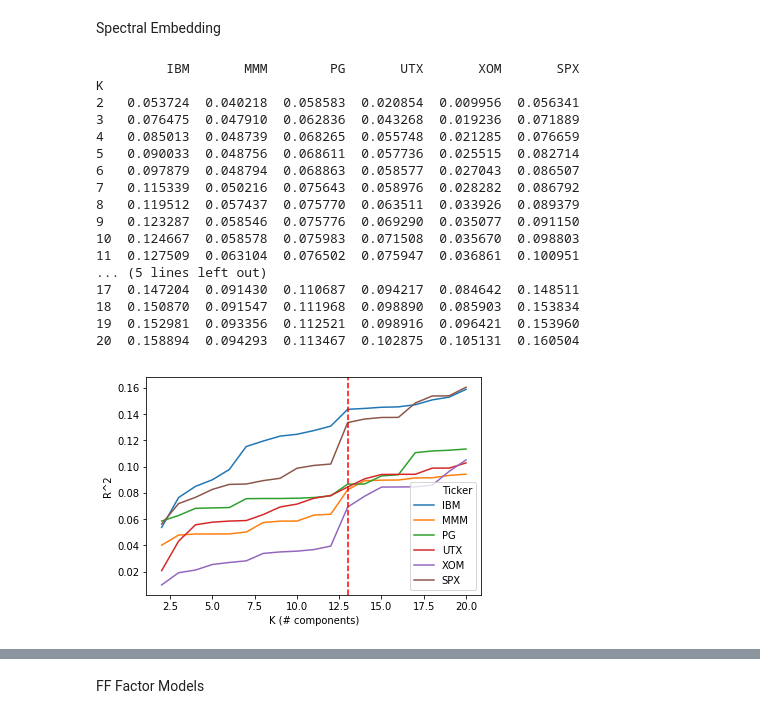
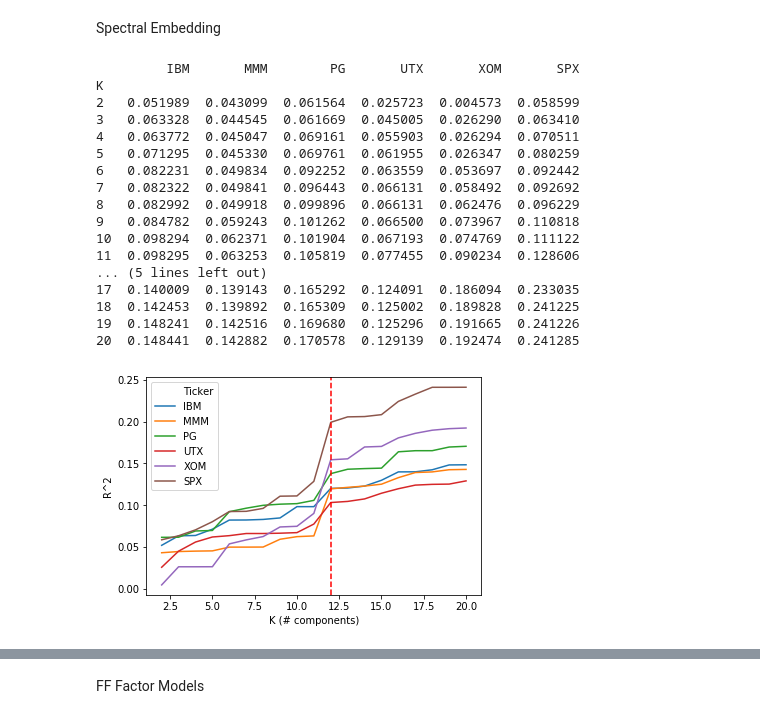
Before and after one commit to jgdenby/PortfolioFactorAnalysis, a Jupyter notebook: PortfolioFactorAnalysis.ipynb, the cells around one changed output, grey strips where cells are left out. Cells and saved outputs as stored; diff of their text form; code cells hidden in the pictures.

```diff
--- a/PortfolioFactorAnalysis.ipynb
+++ b/PortfolioFactorAnalysis.ipynb
@@ -729,0 +732,15 @@ plt.savefig('KPCA_tune.png')
+# %%
+#Split in time
+X_train = X_train_time.drop(['Month','SMB','HML','RMW','CMA',"Mkt-RF",'RF'],axis=1)
+X_dev = X_dev_time.drop(['Month','SMB','HML','RMW','CMA',"Mkt-RF",'RF'],axis=1)
+ks = np.arange(2,21)
+kernelPCA_results = np.zeros((len(ks),6))
+gamma = .0001
+degree = 2
+for k in ks:
+    rbf_kpcaZ = pd.DataFrame(KPCA(X_train, X_dev, n_components=k, kernel='poly', gamma = gamma, degree = degree))
+    for i,s in enumerate(y_train_time.columns):
+        y = y_dev_time[[s]]
+        kernelPCA_results[k-2,i] = LinRegression(rbf_kpcaZ, y)
+polyKPCA = pd.DataFrame(kernelPCA_results, index = ks, columns = y_train_time.columns.values).rename_axis('K')
+print(polyKPCA)
@@ -729,0 +774,15 @@ plt.savefig('KPCA_tune.png')
+# %%
+#Split in time
+X_train = X_train_time.drop(['Month','SMB','HML','RMW','CMA',"Mkt-RF",'RF'],axis=1)
+X_dev = X_dev_time.drop(['Month','SMB','HML','RMW','CMA',"Mkt-RF",'RF'],axis=1)
+ks = np.arange(2,21)
+kernelPCA_results = np.zeros((len(ks),6))
+gamma = .0001
+k = 17
+for d in ks:
+    rbf_kpcaZ = pd.DataFrame(KPCA(X_train, X_dev, n_components=k, kernel='poly', gamma = gamma, degree = d))
+    for i,s in enumerate(y_train_time.columns):
+        y = y_dev_time[[s]]
+        kernelPCA_results[d-2,i] = LinRegression(rbf_kpcaZ, y)
+polyKPCA = pd.DataFrame(kernelPCA_results, index = ks, columns = y_train_time.columns.values).rename_axis('Degree')
+print(polyKPCA)
@@ -1019,7 +1107,7 @@ Spectral Embedding
 X_train = X_train_time.drop(['Month','SMB','HML','RMW','CMA',"Mkt-RF",'RF'],axis=1).append(X_dev_time.drop(['Month','SMB','HML','RMW','CMA',"Mkt-RF",'RF'],axis=1))
 ks = np.arange(2,21)
 spectral_results = np.zeros((len(ks),6))
-k_nn = 6
+k_nn = 70
 affinity = 'nearest_neighbors'
 for k in ks:
     spectralZ = pd.DataFrame(spectral(X_train, n_components=k, n_neighbors=k_nn, affinity=affinity))
@@ -1031,28 +1119,28 @@ print(spectraldf)
 # %% [output]
          IBM       MMM        PG       UTX       XOM       SPX
 K
-2   0.053724  0.040218  0.058583  0.020854  0.009956  0.056341
-3   0.076475  0.047910  0.062836  0.043268  0.019236  0.071889
-4   0.085013  0.048739  0.068265  0.055748  0.021285  0.076659
-5   0.090033  0.048756  0.068611  0.057736  0.025515  0.082714
-6   0.097879  0.048794  0.068863  0.058577  0.027043  0.086507
-7   0.115339  0.050216  0.075643  0.058976  0.028282  0.086792
-8   0.119512  0.057437  0.075770  0.063511  0.033926  0.089379
-9   0.123287  0.058546  0.075776  0.069290  0.035077  0.091150
-10  0.124667  0.058578  0.075983  0.071508  0.035670  0.098803
-11  0.127509  0.063104  0.076502  0.075947  0.036861  0.100951
+2   0.051989  0.043099  0.061564  0.025723  0.004573  0.058599
+3   0.063328  0.044545  0.061669  0.045005  0.026290  0.063410
+4   0.063772  0.045047  0.069161  0.055903  0.026294  0.070511
+5   0.071295  0.045330  0.069761  0.061955  0.026347  0.080259
+6   0.082231  0.049834  0.092252  0.063559  0.053697  0.092442
+7   0.082322  0.049841  0.096443  0.066131  0.058492  0.092692
+8   0.082992  0.049918  0.099896  0.066131  0.062476  0.096229
+9   0.084782  0.059243  0.101262  0.066500  0.073967  0.110818
+10  0.098294  0.062371  0.101904  0.067193  0.074769  0.111122
+11  0.098295  0.063253  0.105819  0.077455  0.090234  0.128606
 ... (5 lines left out)
-17  0.147204  0.091430  0.110687  0.094217  0.084642  0.148511
-18  0.150870  0.091547  0.111968  0.098890  0.085903  0.153834
-19  0.152981  0.093356  0.112521  0.098916  0.096421  0.153960
-20  0.158894  0.094293  0.113467  0.102875  0.105131  0.160504
+17  0.140009  0.139143  0.165292  0.124091  0.186094  0.233035
+18  0.142453  0.139892  0.165309  0.125002  0.189828  0.241225
+19  0.148241  0.142516  0.169680  0.125296  0.191665  0.241226
+20  0.148441  0.142882  0.170578  0.129139  0.192474  0.241285
 # %%
 plotspectral=spectraldf.reset_index()
 plotspectral = pd.melt(plotspectral, id_vars=['K'], value_vars=['IBM', 'MMM','PG','UTX','XOM','SPX'],
                       var_name='Ticker',value_name = 'R^2')
 ax=sns.lineplot(x='K',y='R^2',hue = 'Ticker',data=plotspectral);
 plt.xlabel('K (# components)');
-plt.axvline(x=13, color = 'r', linestyle = '--');
+plt.axvline(x=12, color = 'r', linestyle = '--');
 plt.savefig('spectral_tune.png')
 # %% [output]
-[figure, old version]
+[figure, new version]
```
Also changed, not shown: parts of 18 cells of this notebook, 50 other files.
